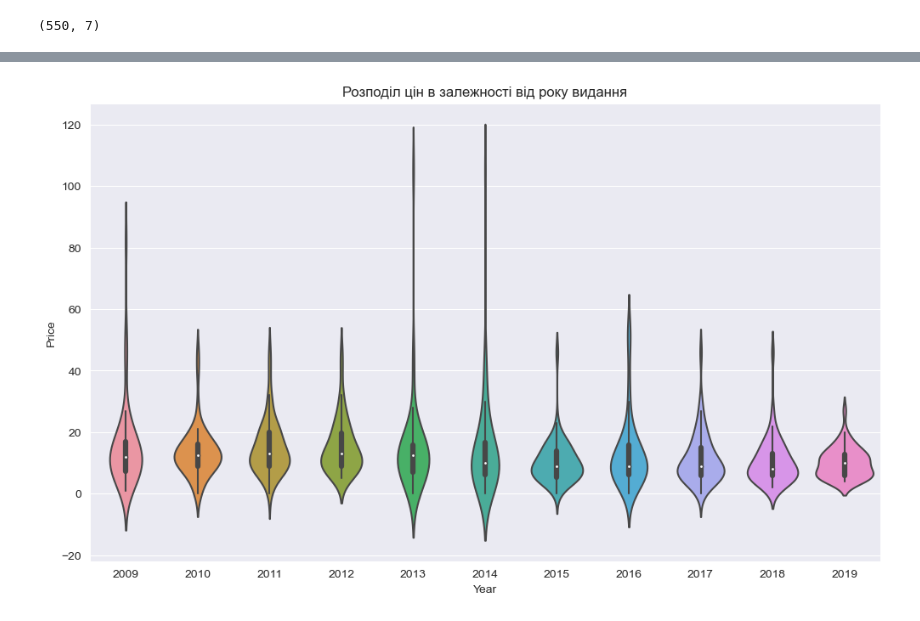
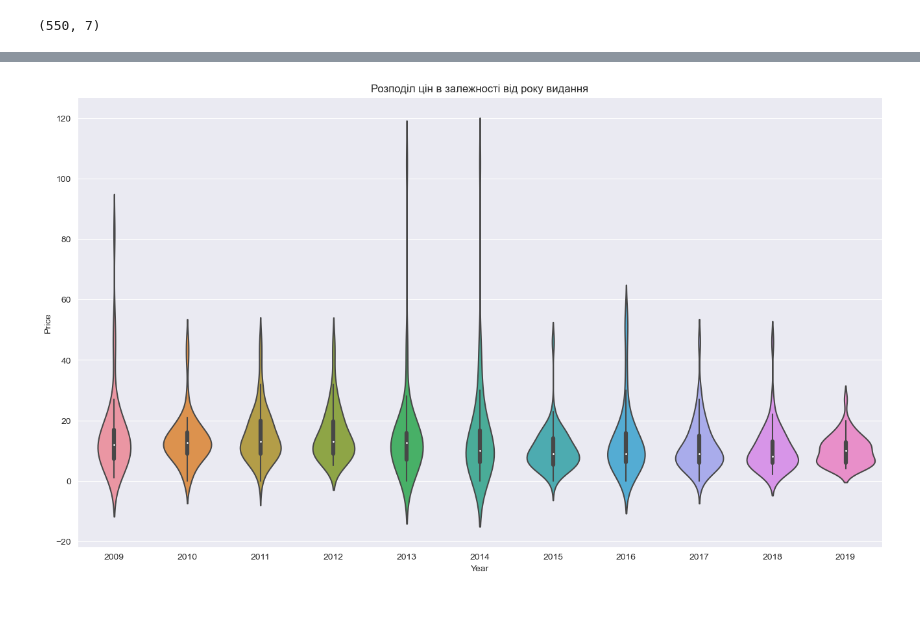
Before and after one commit to Vishnyak13/DataScience_Hw3, a Jupyter notebook: Hw3.3.ipynb, the cells around one changed output, grey strips where cells are left out. Cells and saved outputs as stored; diff of their text form; code cells hidden in the pictures.

```diff
--- a/Hw3.3.ipynb
+++ b/Hw3.3.ipynb
@@ -35,7 +35,7 @@ plt.show()
 # %%
-plt.figure(figsize=(12,7))
+plt.figure(figsize=(16,9))
 sns.violinplot(x='Year', y='Price', data=df)
 plt.title('Розподіл цін в залежності від року видання')
 plt.show()
 # %% [output]
-[figure, old version]
+[figure, new version]
```
Also changed, not shown: parts of 2 cells of this notebook.
